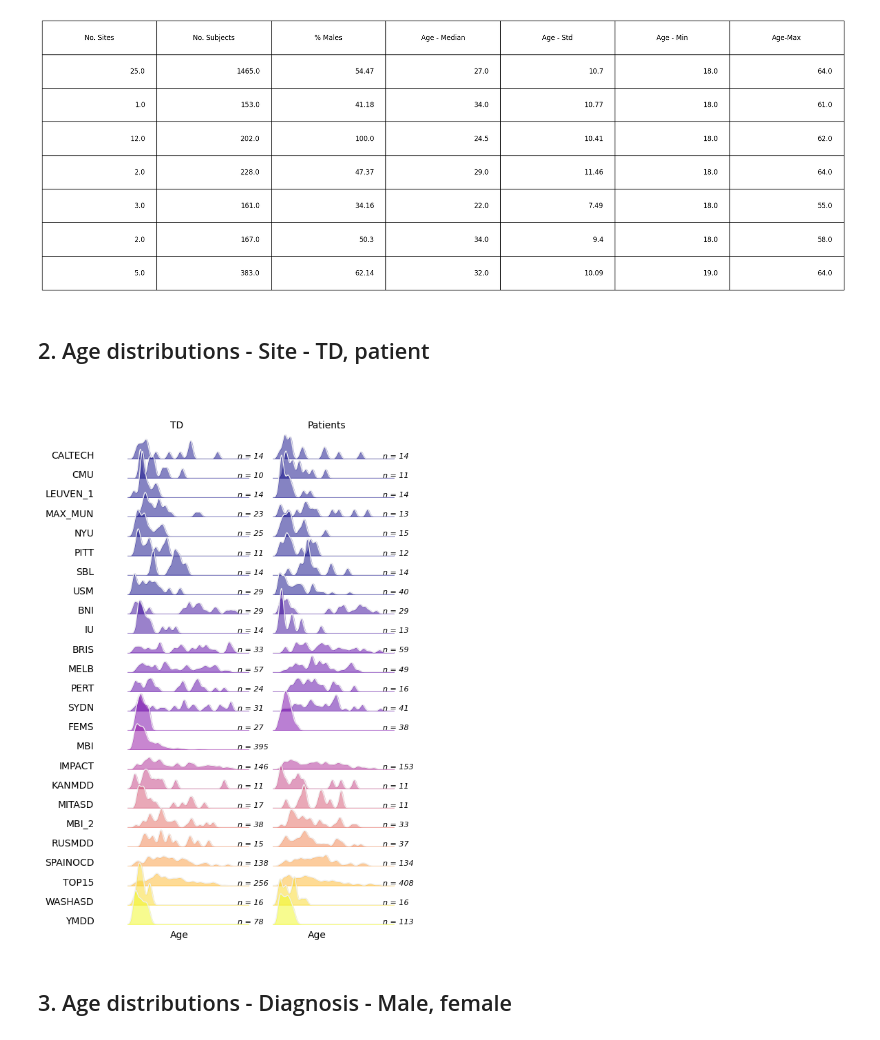
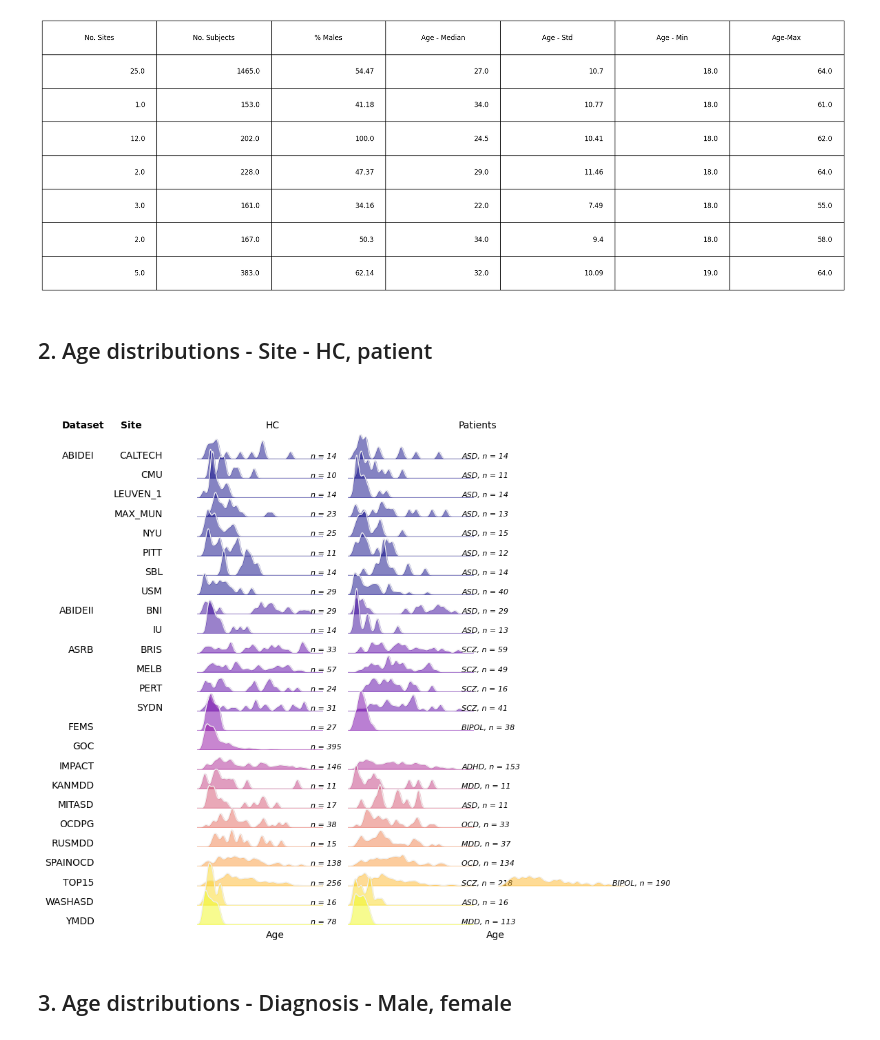
Before and after one commit to ashlea-segal/crossdisorder_multiscale_gmv_heterogeneity, a Jupyter notebook: code/sample_characteristics.ipynb, the cells around one changed output. Cells and saved outputs as stored; diff of their text form; code cells hidden in the pictures.

Commit message:
modified age distribution figs

```diff
--- a/code/sample_characteristics.ipynb
+++ b/code/sample_characteristics.ipynb
@@ -66,7 +66,7 @@ plt.show()
 ['HC', 'ADHD', 'ASD', 'BIPOL', 'MDD', 'OCD', 'SCZ']
 [figure]
 # %% [markdown]
-## 2. Age distributions - Site - TD, patient
+## 2. Age distributions - Site - HC, patient
 # %%
 import os
 import sys
@@ -78,7 +78,7 @@ import matplotlib as mpl
 import matplotlib.pyplot as plt
 import matplotlib.gridspec as grid_spec
 import matplotlib.colors as colors
-import matplotlib.cm as cmx
+import matplotlib.cm as cm
 
 pltfunc_path = '/project_cephfs/3022017.02/projects/ashseg/code/functions/'
 sys.path.append(pltfunc_path)
@@ -98,10 +98,10 @@ datasets = sorted(datasets)
 
 cm_subsection = np.linspace(0, 1, len(datasets))
 colors = [ cm.plasma(x) for x in cm_subsection ]
-gs = grid_spec.GridSpec(len(sites),2)
+gs = grid_spec.GridSpec(len(sites),3)
 
 
-fig = plt.figure(figsize=(5,10))
+fig = plt.figure(figsize=(8,10))
 
 i = 0
 
@@ -109,13 +109,13 @@ ax_objs = []
 
 for c,dataset in enumerate(datasets):
     sites_dataset = unique(metadata[metadata.dataset==dataset].site_string)
-    for site in sites_dataset:
-
-        for grp_label in range(2):
-            if grp_label ==0:
+    for m, site in enumerate(sites_dataset):
+        grp_labels = unique(metadata[metadata.dataset==dataset].diagnosis_string)
+        for g, grp_label in enumerate(grp_labels):
+            if g ==0:
                 x = np.array(metadata[(metadata.dataset==dataset)&(metadata.site_string == site) & (metadata.diagnosis_string == 'HC')].age)
             else:
-                x = np.array(metadata[(metadata.dataset==dataset)&(metadata.site_string == site) & (metadata.diagnosis_string != 'HC')].age)
+                x = np.array(metadata[(metadata.dataset==dataset)&(metadata.site_string == site) & (metadata.diagnosis_string == grp_label)].age)
 
             if x.size:
                 x_d = np.linspace(15,70, 1000)
@@ -126,7 +126,7 @@ for c,dataset in enumerate(datasets):
                 logprob = kde.score_samples(x_d[:, None])
                 #print(x_d)
                 # creating new axes object
-                ax_objs.append(fig.add_subplot(gs[i:i+1, grp_label]))
+                ax_objs.append(fig.add_subplot(gs[i:i+1, g]))
 
                 # plotting the distribution
                 ax_objs[-1].plot(x_d, np.exp(logprob),color="#f0f0f0",lw=1)
@@ -149,42 +149,58 @@ for c,dataset in enumerate(datasets):
 
                 ax_objs[-1].set_xticklabels([])
 
                 spines = ["top","right","left","bottom"]
                 for s in spines:
                     ax_objs[-1].spines[s].set_visible(False)
 
-                if grp_label ==0:
-                    adj_site = site.replace(" ","\n")
-                    ax_objs[-1].text(-0.02,0,adj_site,fontname="calibri",fontsize=10,ha="right")
+                #if grp_label ==0:
+                #    adj_site = site.replace(" ","\n")
+                #    ax_objs[-1].text(-0.02,0,adj_site,fontname="calibri",fontsize=10,ha="right")
                 ax_objs[-1].set_xticks([])
                 ax_objs[-1].set_yticks([])
 
-                if grp_label ==0:
+                if g ==0:
                     numSubs = len(metadata[(metadata.dataset==dataset)&(metadata.site_string == site) & (metadata.diagnosis_string == 'HC')])
+                    text_string = "n = " + str(numSubs)
                 else:
-                    numSubs = len(metadata[(metadata.dataset==dataset)&(metadata.site_string == site) & (metadata.diagnosis_string != 'HC')])
-                ax_objs[-1].text(65, 0.01, "n = " + str(numSubs), style='italic', ha="left", va="center",fontsize=8)
+                    numSubs = len(metadata[(metadata.dataset==dataset)&(metadata.site_string == site) & (metadata.diagnosis_string == grp_label)])
+                    text_string = grp_label + ", n = " + str(numSubs)
 
+                ax_objs[-1].text(65, 0.01, text_string, style='italic', ha="left", va="center",fontsize=8)
+
+                if (len(sites_dataset) > 1) & (m == 0) & (g==0):
+                    adj_dataset = dataset.replace(" ","\n")
+                    ax_objs[-1].text(-30,0,adj_dataset,fontname="calibri",fontsize=10,ha="right")
+                    adj_site = site.replace(" ","\n")
+                    ax_objs[-1].text(-0.02,0,adj_site,fontname="calibri",fontsize=10,ha="right")
+                elif (len(sites_dataset) > 1) & (g==0):
+                    adj_site = site.replace(" ","\n")
+                    ax_objs[-1].text(-0.02,0,adj_site,fontname="calibri",fontsize=10,ha="right")
+                elif (len(sites_dataset) == 1) & (g==0):
+                    adj_site = dataset.replace(" ","\n")
+                    ax_objs[-1].text(-30,0,adj_site,fontname="calibri",fontsize=10,ha="right")
 
         i += 1
 
 gs.update(hspace=-0.7)
+fig.text(-.12,0.83,"Dataset",fontsize=10, weight='bold')
+fig.text(-.013,0.83,"Site",fontsize=10, weight='bold')
 
-fig.text(0.25,0.83,"TD",fontsize=10)
-fig.text(0.65,0.83,"Patients",fontsize=10)
+fig.text(0.25,0.83,"HC",fontsize=10)
+fig.text(0.60,0.83,"Patients",fontsize=10)
 fig.text(0.25,.09,"Age",fontsize=10)
 fig.text(0.65,.09,"Age",fontsize=10)
 
 #fig.text(0.07,0.85,"Distribution of Aptitude Test Results from 18 ? 24 year-olds",fontsize=20)
 
 plt.axis('off')
 plt.tight_layout()
 
 filename = '/project_cephfs/3022017.02/projects/ashseg/models/bc_transform/ageDistribution_ridgePlot_TD_PAT.png'
 plt.savefig(filename, bbox_inches = "tight")
 plt.show()
 # %% [output]
-[figure, old version]
+[figure, new version]
 # %% [markdown]
 ## 3. Age distributions - Diagnosis - Male, female
 # %%
```
Also changed, not shown: parts of 1 cell of this notebook.
